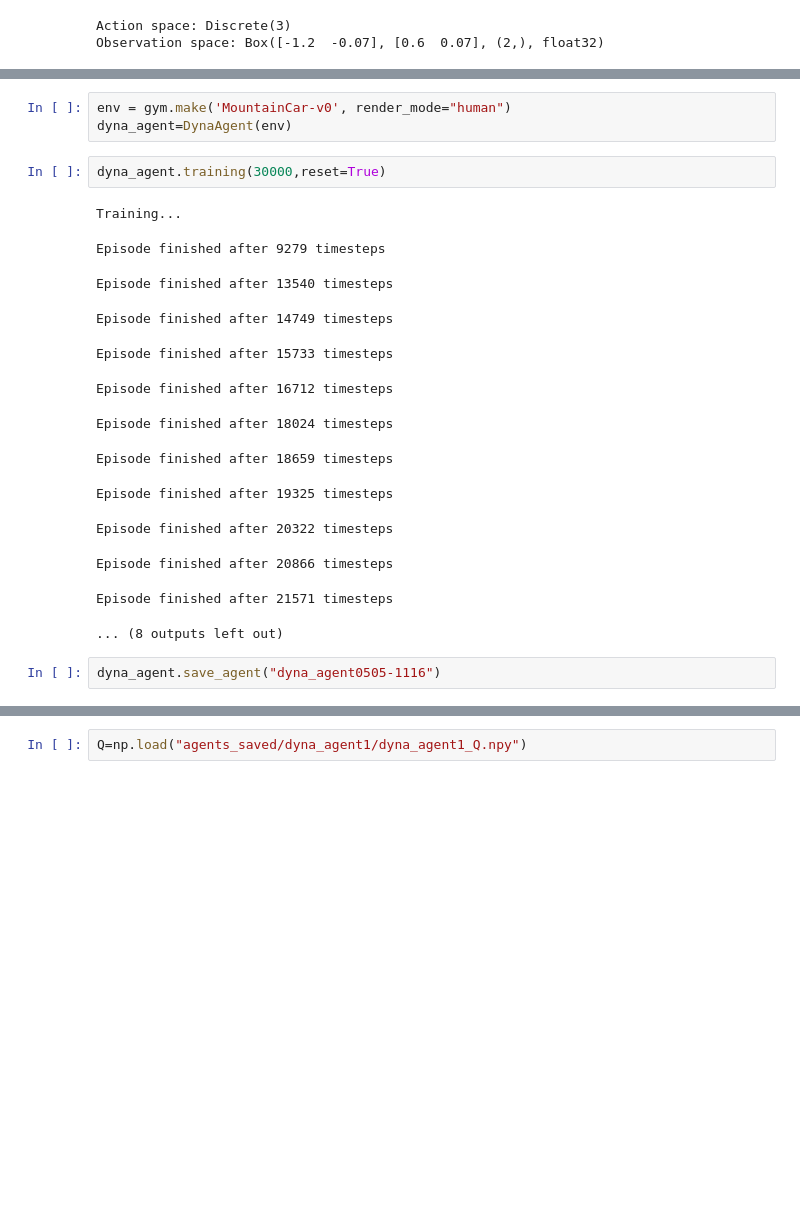
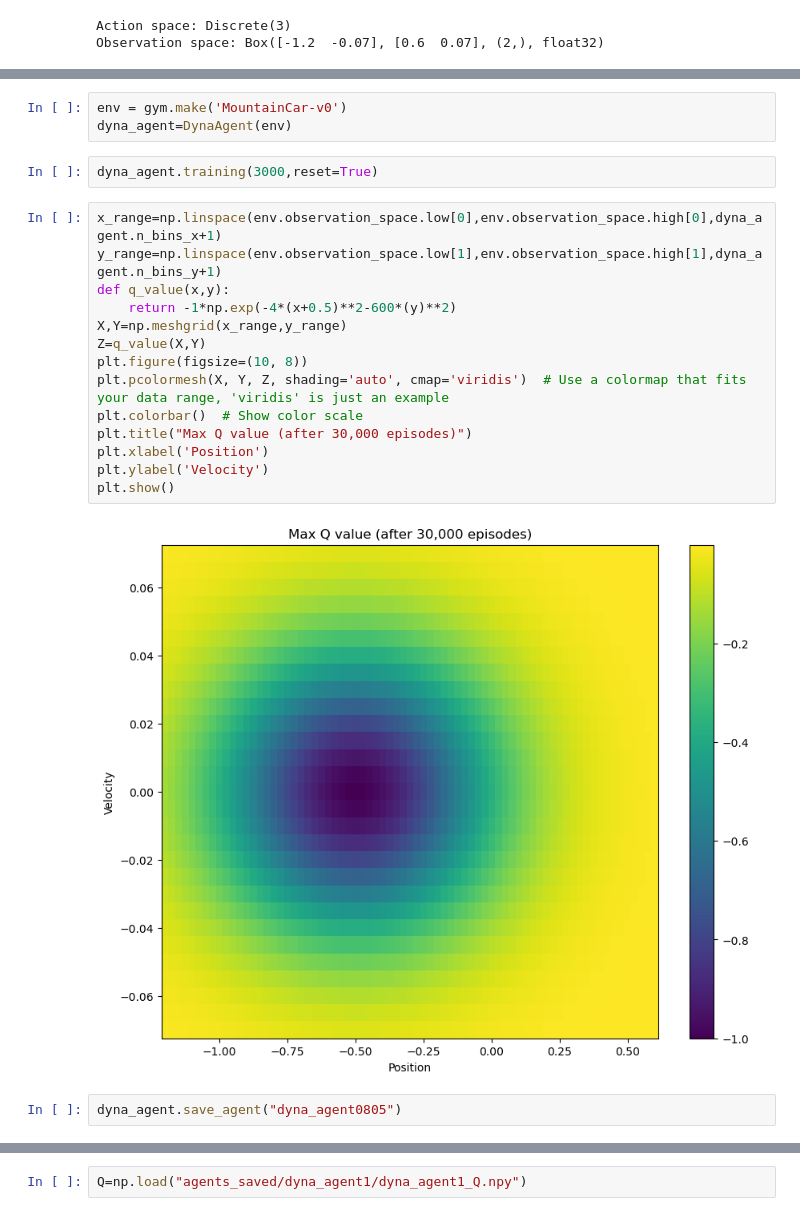
Before and after one commit to silviiaromanato/MountainCartRL, a Jupyter notebook: dyna_nb.ipynb, the cells around one changed output, grey strips where cells are left out. Cells and saved outputs as stored; diff of their text form; blank space fills up the shorter version.

```diff
--- a/dyna_nb.ipynb
+++ b/dyna_nb.ipynb
@@ -172,26 +185,28 @@ class DynaAgent():
         self.counts_transition=np.load(path+"_counts_transition.npy")
         pass
 # %%
-env = gym.make('MountainCar-v0', render_mode="human")
+env = gym.make('MountainCar-v0')
 dyna_agent=DynaAgent(env)
 # %%
-dyna_agent.training(30000,reset=True)
+dyna_agent.training(3000,reset=True)
-# %% [output]
-Training...
-Episode finished after 9279 timesteps
-Episode finished after 13540 timesteps
-Episode finished after 14749 timesteps
-Episode finished after 15733 timesteps
-Episode finished after 16712 timesteps
-Episode finished after 18024 timesteps
-Episode finished after 18659 timesteps
-Episode finished after 19325 timesteps
-Episode finished after 20322 timesteps
-Episode finished after 20866 timesteps
-Episode finished after 21571 timesteps
-... (8 outputs left out)
+# %%
+x_range=np.linspace(env.observation_space.low[0],env.observation_space.high[0],dyna_agent.n_bins_x+1)
+y_range=np.linspace(env.observation_space.low[1],env.observation_space.high[1],dyna_agent.n_bins_y+1)
+def q_value(x,y):
+    return -1*np.exp(-4*(x+0.5)**2-600*(y)**2)
+X,Y=np.meshgrid(x_range,y_range)
+Z=q_value(X,Y)
+plt.figure(figsize=(10, 8))
+plt.pcolormesh(X, Y, Z, shading='auto', cmap='viridis')  # Use a colormap that fits your data range, 'viridis' is just an example
+plt.colorbar()  # Show color scale
+plt.title("Max Q value (after 30,000 episodes)")
+plt.xlabel('Position')
+plt.ylabel('Velocity')
+plt.show()
+# %% [output]
+[figure, added]
 # %%
-dyna_agent.save_agent("dyna_agent0505-1116")
+dyna_agent.save_agent("dyna_agent0805")
 # %%
 nb_episodes_per_reward=[duration[1] for duration in dyna_agent.timesteps_per_reward]
 timesteps_reward=[duration[0] for duration in dyna_agent.timesteps_per_reward]
```
Also changed, not shown: parts of 7 cells of this notebook, 2 other files.
